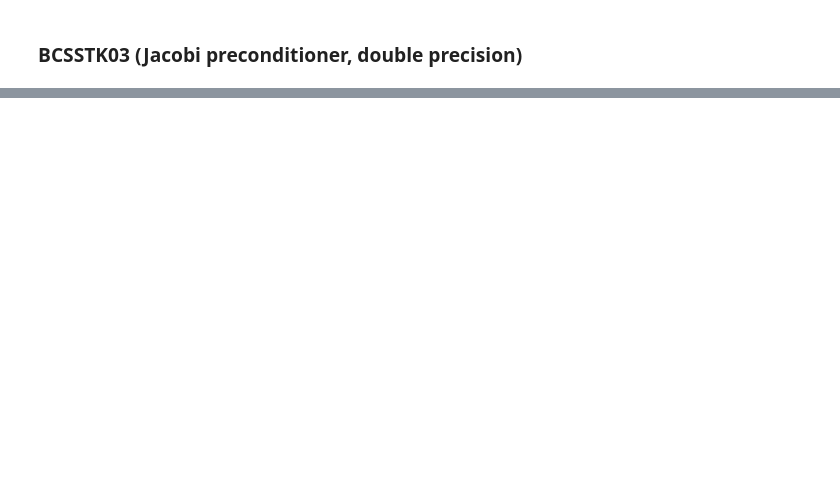
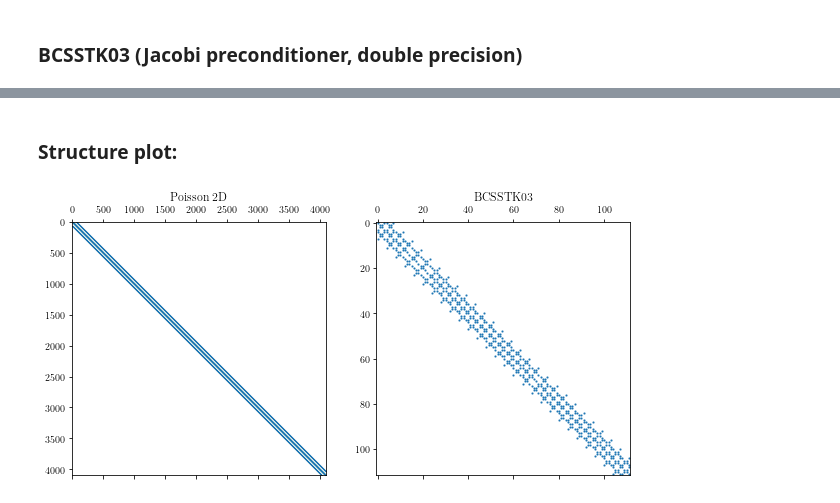
Before and after one commit to juliusgh/PR-CG, a Jupyter notebook: experiments.ipynb, the cells around one changed output, grey strips where cells are left out. Saved outputs shown, nothing was run; the diff lists cells and outputs as text; code cells hidden in the pictures; blank space fills up the shorter version.

```diff
--- a/experiments.ipynb
+++ b/experiments.ipynb
@@ -102,0 +105,14 @@ plt.savefig('plots/bcsstk03_jac.pgf')
+# %% [markdown]
+### Structure plot:
+# %%
+A1, b, x_exact, x0 = setup.poisson_2d(n=64, dtype=np.float64)
+A2, b, x_exact, x0 = setup.matrix_market('bcsstk03', np.float64)
+
+fig, ax = plt.subplots(1, 2, figsize=[10, 5])
+ax[0].spy(A1, markersize=0.1)
+ax[0].set_title('Poisson 2D')
+ax[1].spy(A2, markersize=1)
+ax[1].set_title('BCSSTK03')
+plt.savefig('plots/structure.pdf')
+# %% [output]
+[figure, added]
```
Also changed, not shown: parts of 6 cells of this notebook, 8 other files.
